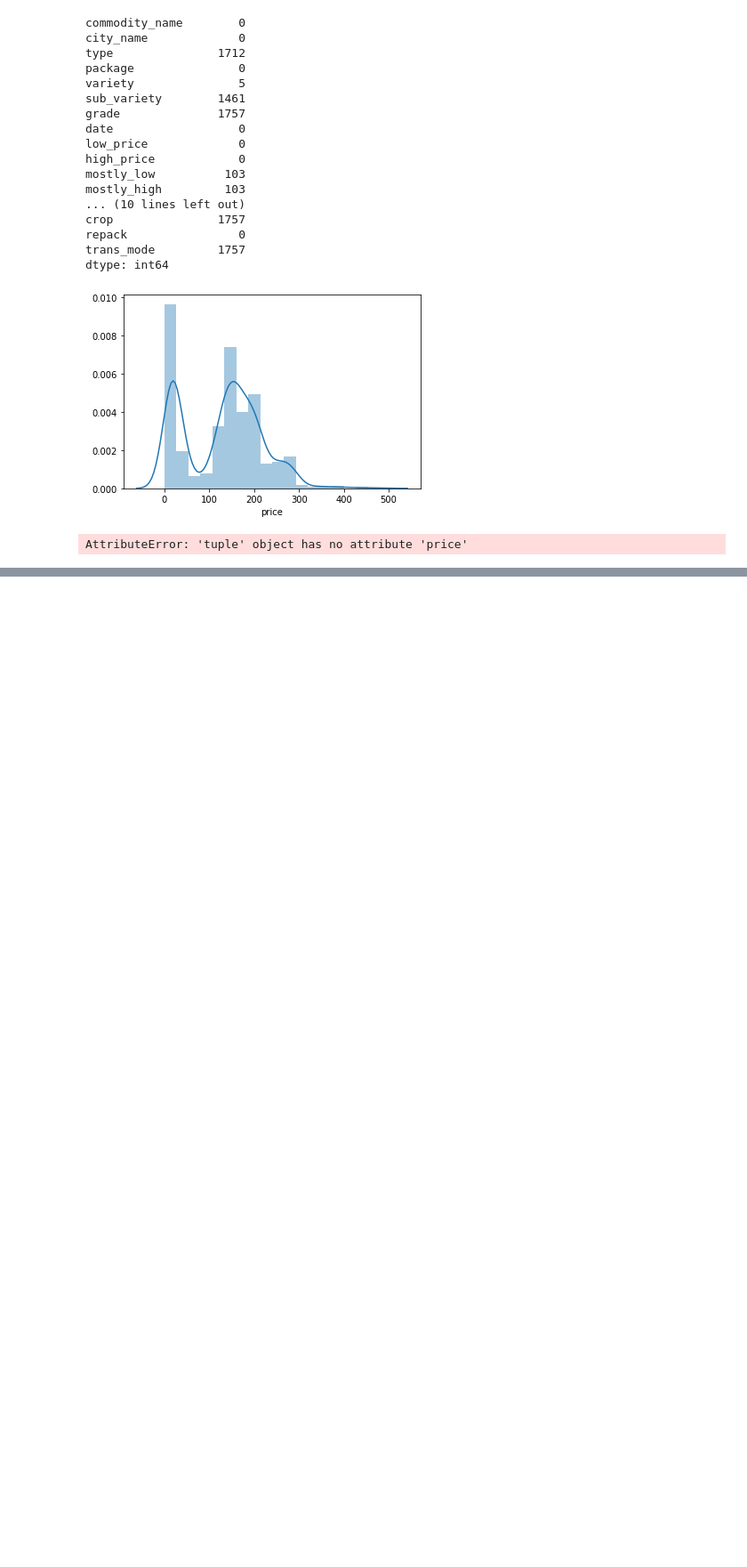
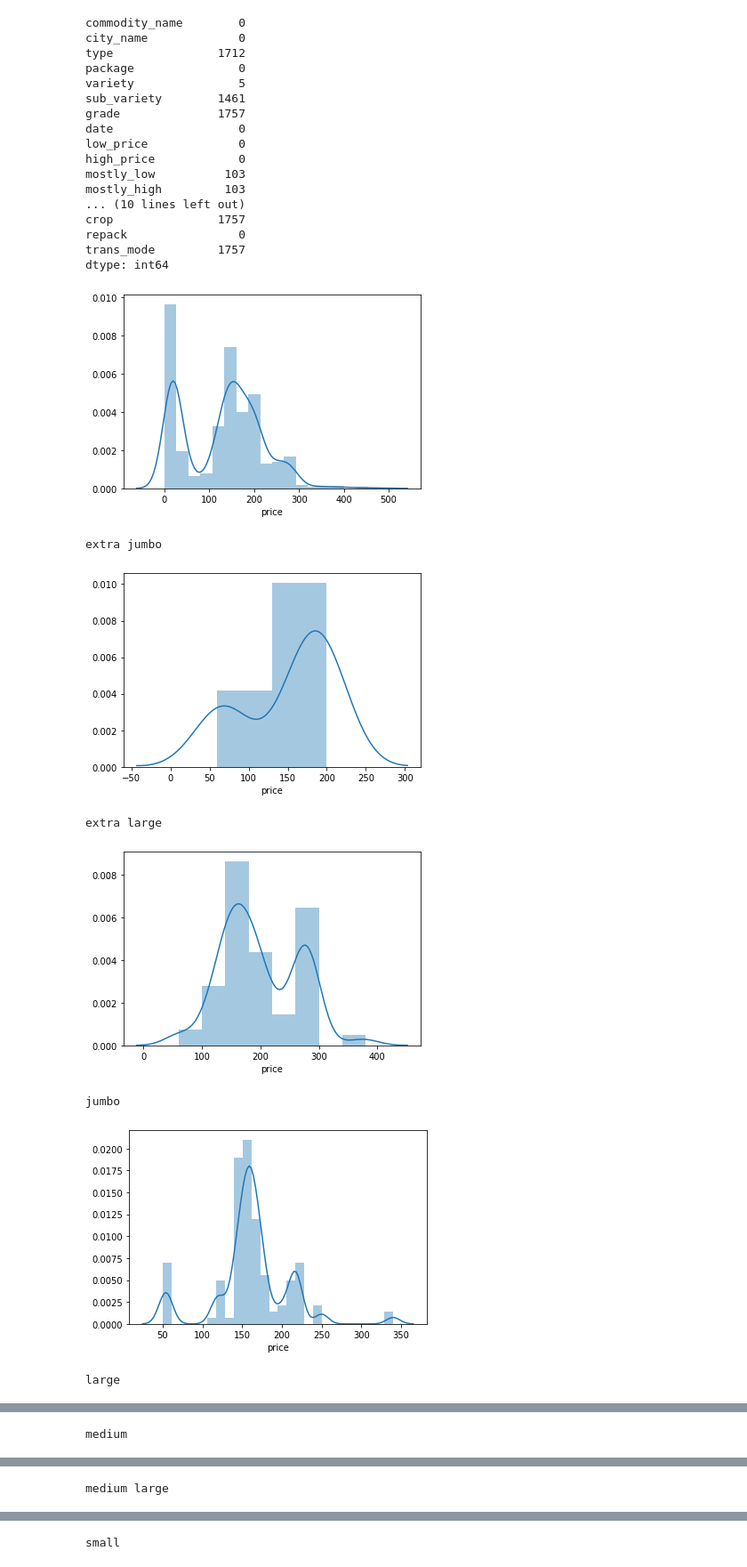
Before and after one commit to bloominstituteoftechnology/DS-Unit-2-Applied-Modeling, a Jupyter notebook: module1-define-ml-problems/LS_DS_231_assignment.ipynb, the cells around one changed output, grey strips where cells are left out. Shown at 89% size. Cells and saved outputs as stored; diff of their text form; code cells hidden in the pictures; blank space fills up the shorter version.

```diff
--- a/module1-define-ml-problems/LS_DS_231_assignment.ipynb
+++ b/module1-define-ml-problems/LS_DS_231_assignment.ipynb
@@ -94,7 +101,16 @@ distplot(df.price);
 # %% [output]
 [figure]
 # %%
-for group in df.groupby('item_size'):
+import matplotlib.pyplot as plt
+for key, group in df.groupby('item_size'):
+    print(key)
     distplot(group.price)
+    plt.show()
 # %% [output]
-AttributeError: 'tuple' object has no attribute 'price'
+extra jumbo
+[figure, added]
+extra large
+[figure, added]
+jumbo
+[figure, added]
+large
@@ -100,0 +118 @@ AttributeError: 'tuple' object has no attribute 'price'
+medium
@@ -100,0 +120 @@ AttributeError: 'tuple' object has no attribute 'price'
+medium large
@@ -100,0 +122 @@ AttributeError: 'tuple' object has no attribute 'price'
+small
```
Also changed, not shown: parts of 4 cells of this notebook.
